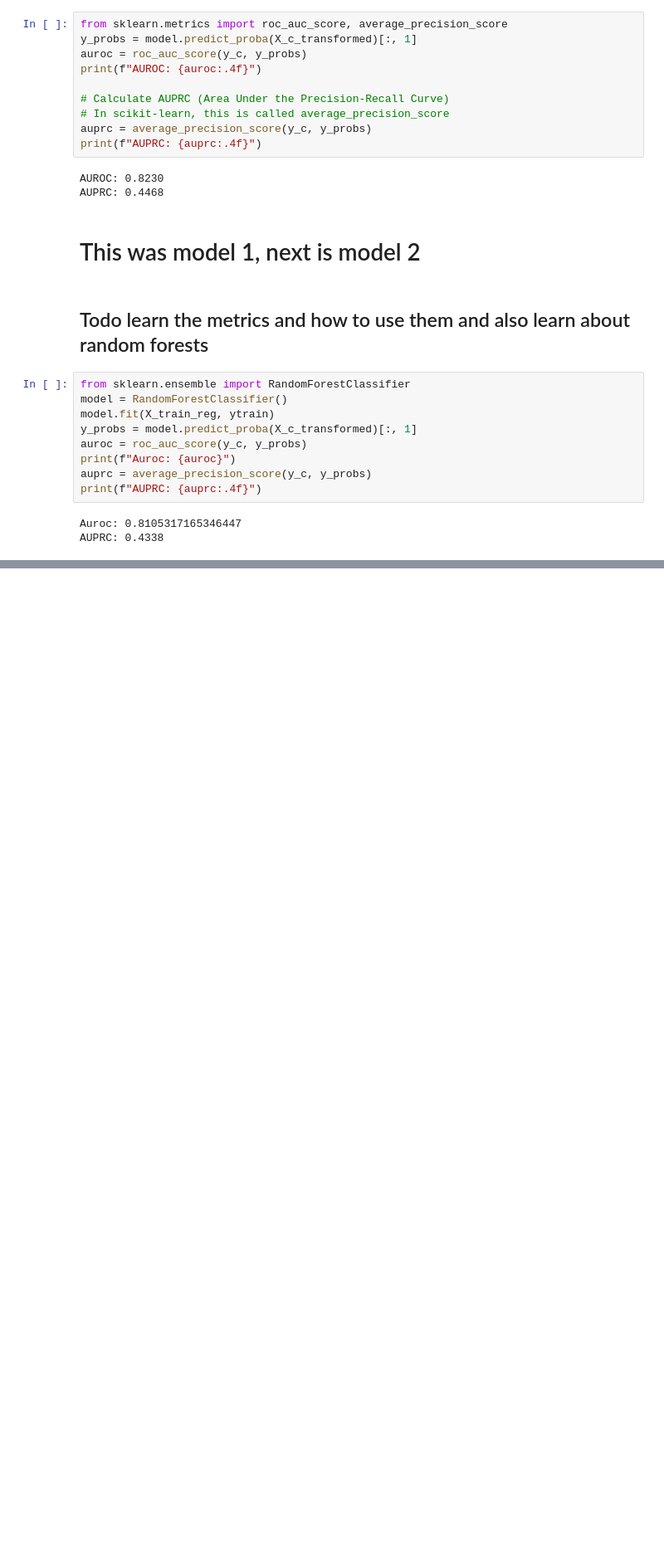
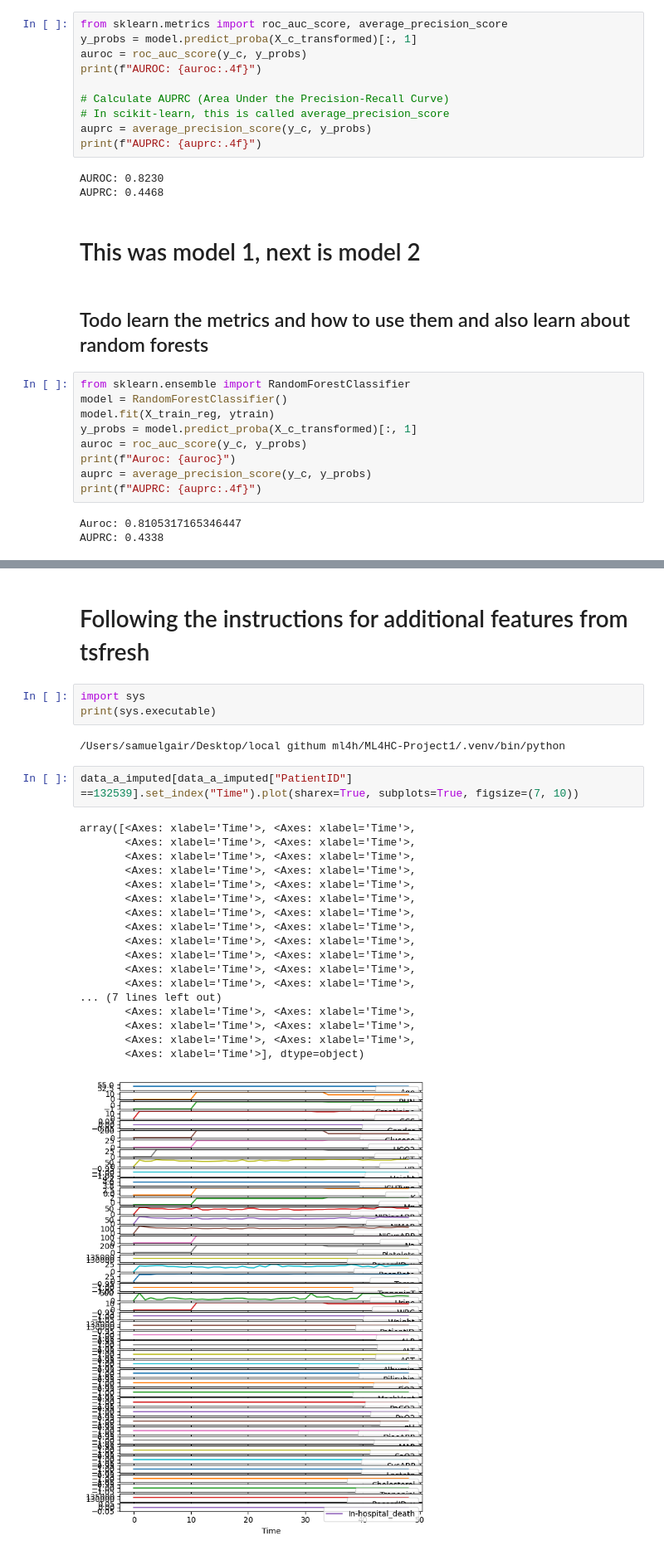
Before and after one commit to NiciBalke/ML4HC-Project1, a Jupyter notebook: supervised_methods.ipynb, the cells around one changed output, grey strips where cells are left out. Shown at 83% size. Saved outputs shown, nothing was run; the diff lists cells and outputs as text; blank space fills up the shorter version.

```diff
--- a/supervised_methods.ipynb
+++ b/supervised_methods.ipynb
@@ -135,0 +182,28 @@ and AuPRC) (3pts).
+# %% [markdown]
+# Following the instructions for additional features from tsfresh
+# %%
+import sys
+print(sys.executable)
+# %% [output]
+/Users/samuelgair/Desktop/local githum ml4h/ML4HC-Project1/.venv/bin/python
+# %%
+data_a_imputed[data_a_imputed["PatientID"] ==132539].set_index("Time").plot(sharex=True, subplots=True, figsize=(7, 10))
+# %% [output]
+array([<Axes: xlabel='Time'>, <Axes: xlabel='Time'>,
+       <Axes: xlabel='Time'>, <Axes: xlabel='Time'>,
+       <Axes: xlabel='Time'>, <Axes: xlabel='Time'>,
+       <Axes: xlabel='Time'>, <Axes: xlabel='Time'>,
+       <Axes: xlabel='Time'>, <Axes: xlabel='Time'>,
+       <Axes: xlabel='Time'>, <Axes: xlabel='Time'>,
+       <Axes: xlabel='Time'>, <Axes: xlabel='Time'>,
+       <Axes: xlabel='Time'>, <Axes: xlabel='Time'>,
+       <Axes: xlabel='Time'>, <Axes: xlabel='Time'>,
+       <Axes: xlabel='Time'>, <Axes: xlabel='Time'>,
+       <Axes: xlabel='Time'>, <Axes: xlabel='Time'>,
+       <Axes: xlabel='Time'>, <Axes: xlabel='Time'>,
+... (7 lines left out)
+       <Axes: xlabel='Time'>, <Axes: xlabel='Time'>,
+       <Axes: xlabel='Time'>, <Axes: xlabel='Time'>,
+       <Axes: xlabel='Time'>, <Axes: xlabel='Time'>,
+       <Axes: xlabel='Time'>], dtype=object)
+[figure, added]
```
Also changed, not shown: parts of 3 cells of this notebook.
